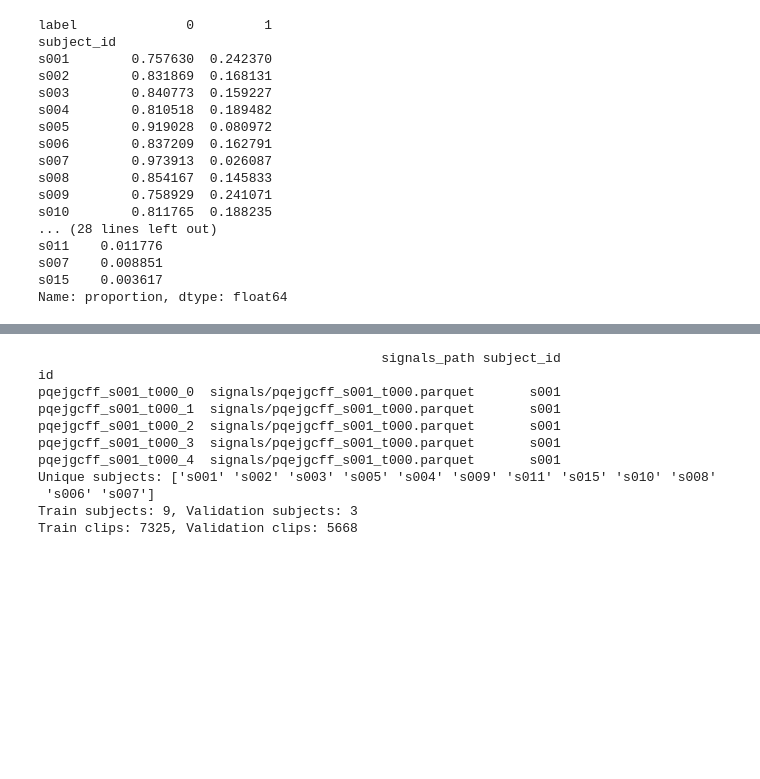
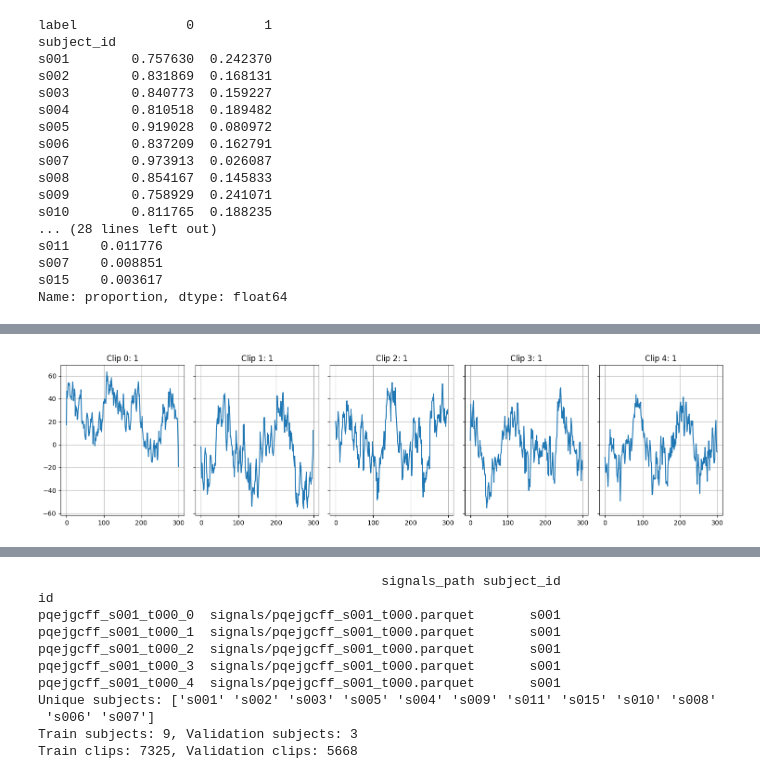
Before and after one commit to cboissier77/eeg_seizure_classifier, a Jupyter notebook: notebooks/experiments.ipynb, the cells around one changed output, grey strips where cells are left out. Cells and saved outputs as stored; diff of their text form; code cells hidden in the pictures; blank space fills up the shorter version.

```diff
--- a/notebooks/experiments.ipynb
+++ b/notebooks/experiments.ipynb
@@ -82,0 +177,14 @@ Name: proportion, dtype: float64
+# %%
+# compute diff of t and t + 1 of data
+signals = x
+x = np.diff(x, axis=0)
+# plot first 5 clips
+fig, axes = plt.subplots(1, 5, figsize=(15, 4), sharey=True)
+for i in range(5):
+    axes[i].plot(x[i])
+    axes[i].grid()
+    axes[i].set(title=(f"Clip {i}: {labels[i]}"))
+fig.tight_layout()
+plt.show()
+# %% [output]
+[figure, added]
```
Also changed, not shown: parts of 9 cells of this notebook, 2 other files.
